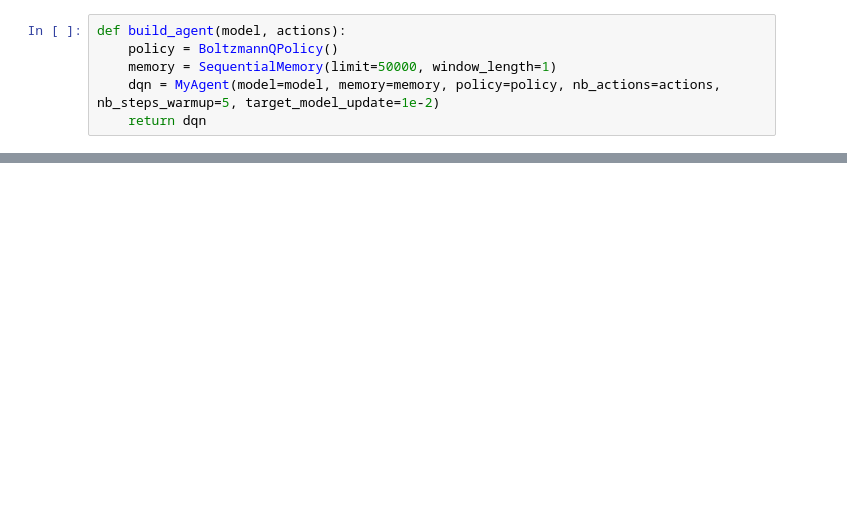
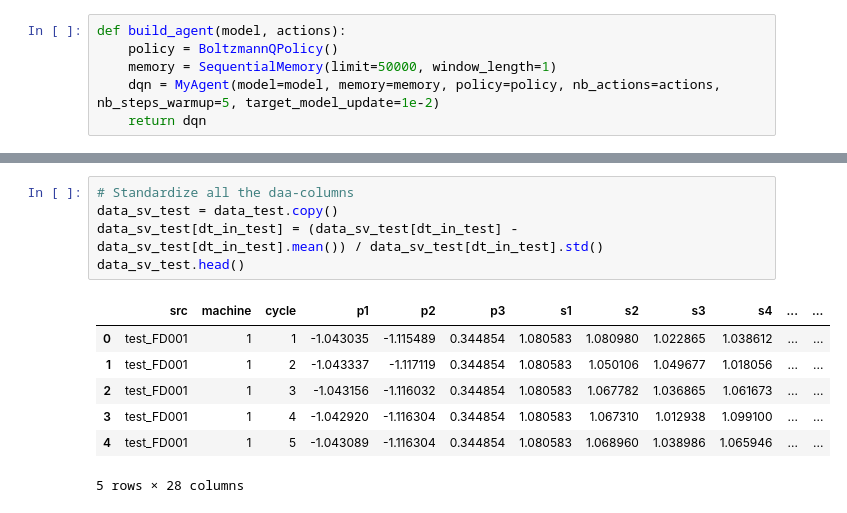
Before and after one commit to olestole/Turbine-RUL-RL, a Jupyter notebook: turbine-rul-rl.ipynb, the cells around one changed output, grey strips where cells are left out. Drawn from its saved outputs; the diff is of its cells as text; blank space fills up the shorter version.

```diff
--- a/turbine-rul-rl.ipynb
+++ b/turbine-rul-rl.ipynb
@@ -198,0 +191,13 @@ Interval 7 (60000 steps performed)
+# %%
+# Standardize all the daa-columns
+data_sv_test = data_test.copy()
+data_sv_test[dt_in_test] = (data_sv_test[dt_in_test] - data_sv_test[dt_in_test].mean()) / data_sv_test[dt_in_test].std()
+data_sv_test.head()
+# %% [output]
+|  | src | machine | cycle | p1 | p2 | p3 | s1 | s2 | s3 | s4 | ... | ... |
+| 0 | test_FD001 | 1 | 1 | -1.043035 | -1.115489 | 0.344854 | 1.080583 | 1.080980 | 1.022865 | 1.038612 | ... | ... |
+| 1 | test_FD001 | 1 | 2 | -1.043337 | -1.117119 | 0.344854 | 1.080583 | 1.050106 | 1.049677 | 1.018056 | ... | ... |
+| 2 | test_FD001 | 1 | 3 | -1.043156 | -1.116032 | 0.344854 | 1.080583 | 1.067782 | 1.036865 | 1.061673 | ... | ... |
+| 3 | test_FD001 | 1 | 4 | -1.042920 | -1.116304 | 0.344854 | 1.080583 | 1.067310 | 1.012938 | 1.099100 | ... | ... |
+| 4 | test_FD001 | 1 | 5 | -1.043089 | -1.116304 | 0.344854 | 1.080583 | 1.068960 | 1.038986 | 1.065946 | ... | ... |
+5 rows × 28 columns
```
Also changed, not shown: parts of 29 cells of this notebook, 3 other files.
